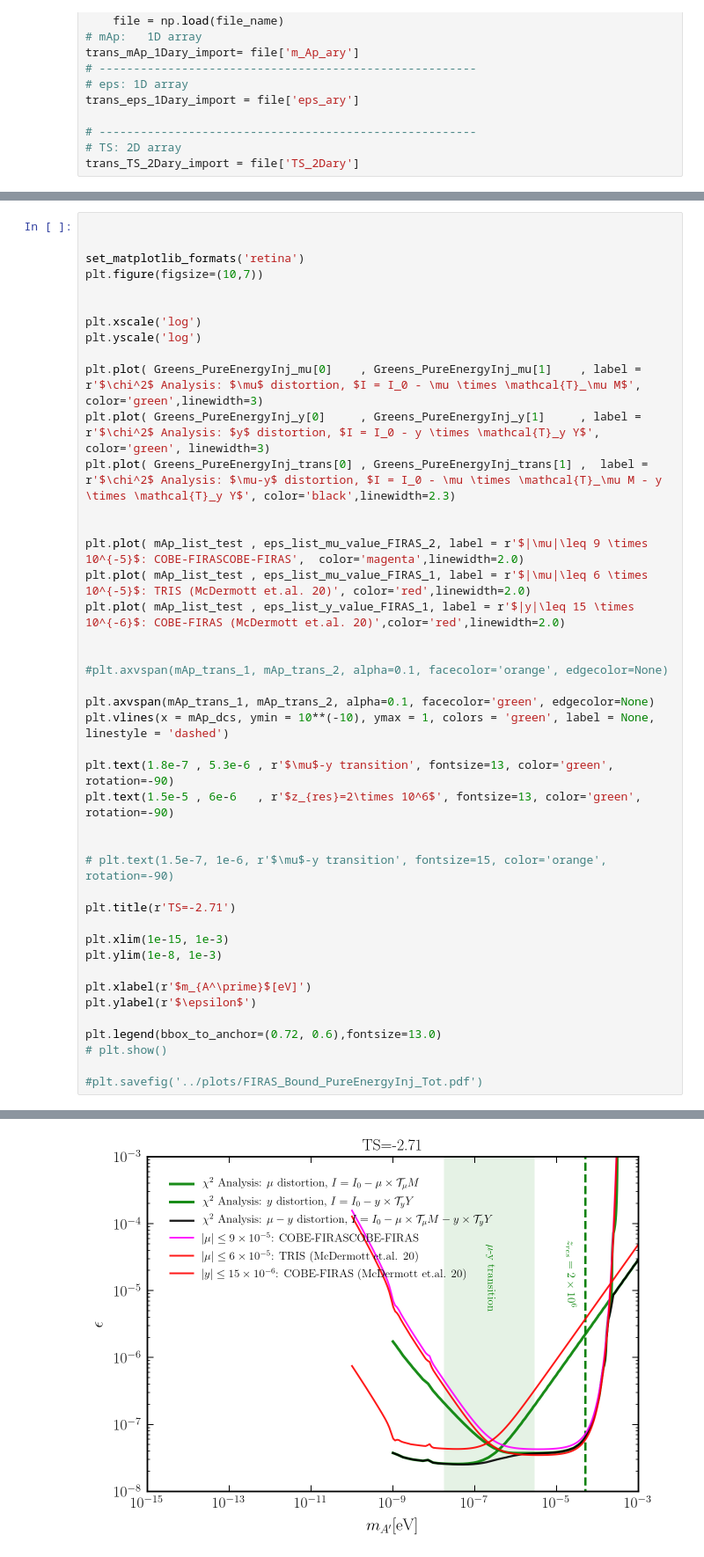
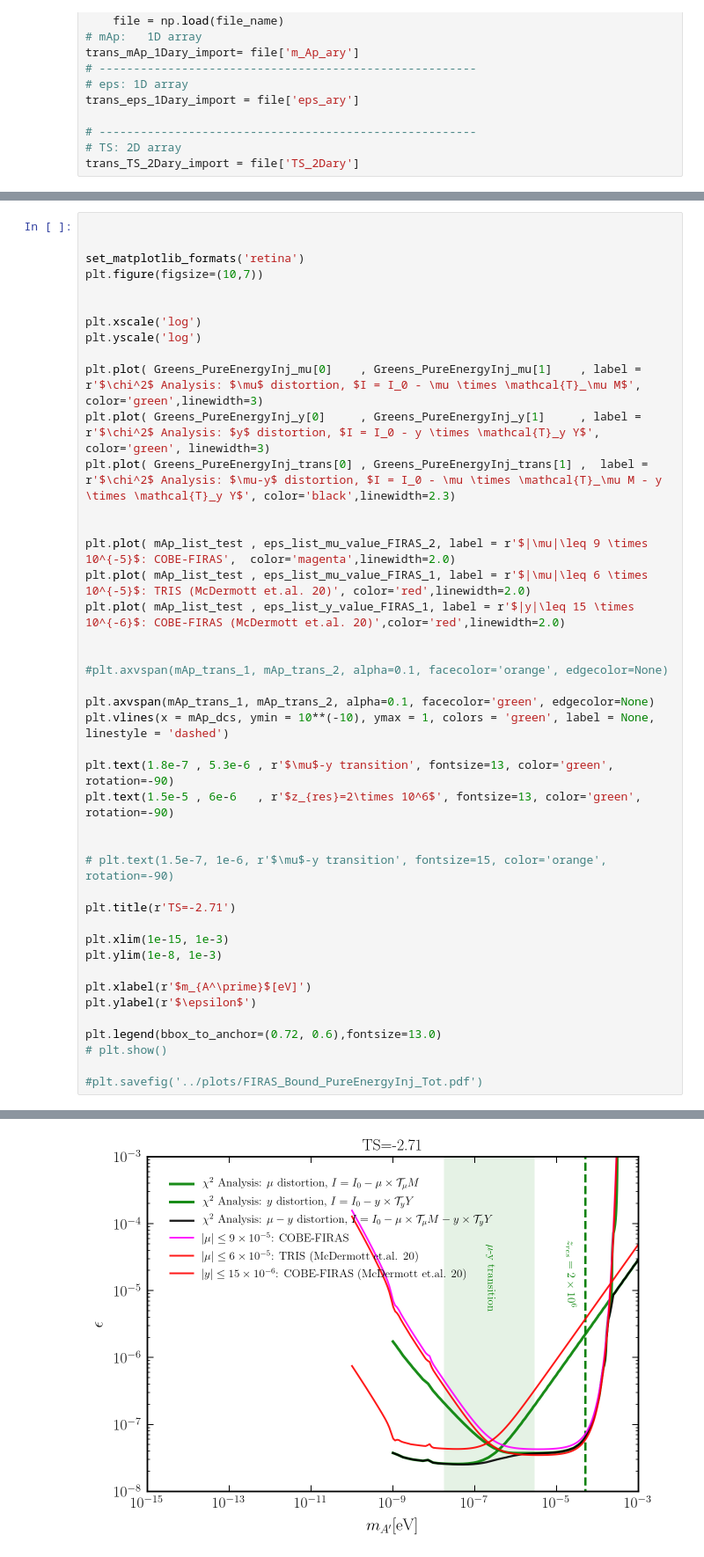
Before and after one commit to GiorgiArsenadze/Shaping-Dark-Photon-Spectral-Distortions, a Jupyter notebook: notebooks/pure_energy_injection.ipynb, the cells around one changed output, grey strips where cells are left out. Shown at 88% size. Drawn from its saved outputs; the diff is of its cells as text.

```diff
--- a/notebooks/pure_energy_injection.ipynb
+++ b/notebooks/pure_energy_injection.ipynb
@@ -877,37 +872,37 @@ plt.plot( Greens_PureEnergyInj_y[0]     , Greens_PureEnergyInj_y[1]     , label
 plt.plot( Greens_PureEnergyInj_trans[0] , Greens_PureEnergyInj_trans[1] ,  label = r'$\chi^2$ Analysis: $\mu-y$ distortion, $I = I_0 - \mu \times \mathcal{T}_\mu M - y \times \mathcal{T}_y Y$', color='black',linewidth=2.3)
 
 
-plt.plot( mAp_list_test , eps_list_mu_value_FIRAS_2, label = r'$|\mu|\leq 9 \times 10^{-5}$: COBE-FIRASCOBE-FIRAS',  color='magenta',linewidth=2.0)
+plt.plot( mAp_list_test , eps_list_mu_value_FIRAS_2, label = r'$|\mu|\leq 9 \times 10^{-5}$: COBE-FIRAS',  color='magenta',linewidth=2.0)
 plt.plot( mAp_list_test , eps_list_mu_value_FIRAS_1, label = r'$|\mu|\leq 6 \times 10^{-5}$: TRIS (McDermott et.al. 20)', color='red',linewidth=2.0)
 plt.plot( mAp_list_test , eps_list_y_value_FIRAS_1, label = r'$|y|\leq 15 \times 10^{-6}$: COBE-FIRAS (McDermott et.al. 20)',color='red',linewidth=2.0)
 
 
 #plt.axvspan(mAp_trans_1, mAp_trans_2, alpha=0.1, facecolor='orange', edgecolor=None)
 
 plt.axvspan(mAp_trans_1, mAp_trans_2, alpha=0.1, facecolor='green', edgecolor=None)
 plt.vlines(x = mAp_dcs, ymin = 10**(-10), ymax = 1, colors = 'green', label = None, linestyle = 'dashed')
 
 plt.text(1.8e-7 , 5.3e-6 , r'$\mu$-y transition', fontsize=13, color='green', rotation=-90)
 plt.text(1.5e-5 , 6e-6   , r'$z_{res}=2\times 10^6$', fontsize=13, color='green', rotation=-90)
 
 
 # plt.text(1.5e-7, 1e-6, r'$\mu$-y transition', fontsize=15, color='orange', rotation=-90)
 
 plt.title(r'TS=-2.71')
 
 plt.xlim(1e-15, 1e-3)
 plt.ylim(1e-8, 1e-3)
 
 plt.xlabel(r'$m_{A^\prime}$[eV]')
 plt.ylabel(r'$\epsilon$')
 
 plt.legend(bbox_to_anchor=(0.72, 0.6),fontsize=13.0)
 # plt.show()
 
 #plt.savefig('../plots/FIRAS_Bound_PureEnergyInj_Tot.pdf')
 # %% [output]
 <matplotlib.legend.Legend at 0x...>
-[figure, old version]
+[figure, new version]
 # %%
 #build constraint array
 
```
Also changed, not shown: parts of 3 cells of this notebook, 4 other files.
